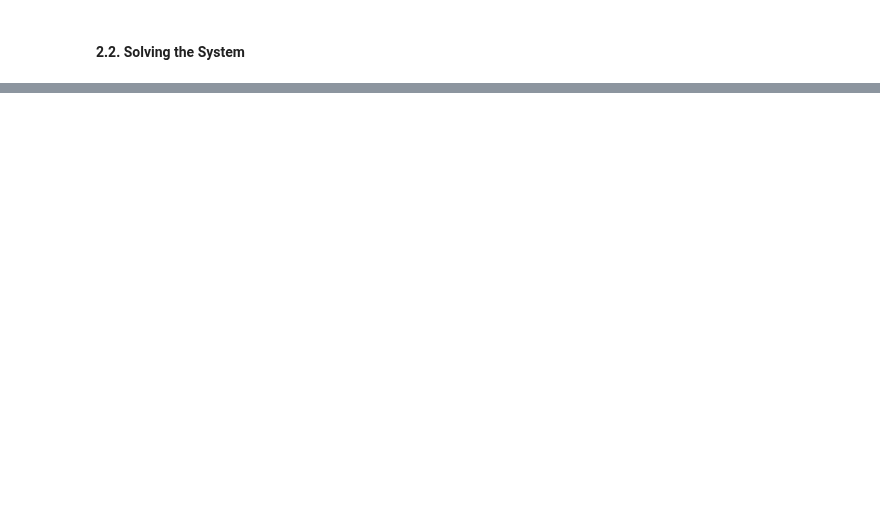
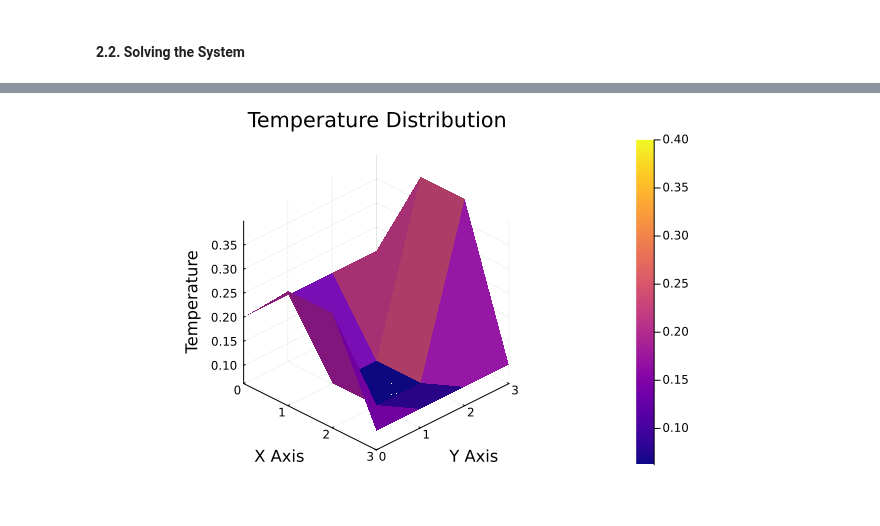
Before and after one commit to AnouchkaDESMETTRE/TU_Delft_Internship, a Jupyter notebook: WorkOnFiniteDifferenceMethod.ipynb, the cells around one changed output, grey strips where cells are left out. Cells and saved outputs as stored; diff of their text form; code cells hidden in the pictures; blank space fills up the shorter version.

```diff
--- a/WorkOnFiniteDifferenceMethod.ipynb
+++ b/WorkOnFiniteDifferenceMethod.ipynb
@@ -152,8 +152,8 @@ A = A_{xx} + A_{yy}
 $$
 # %%
 # Parameters
-Nx = 2
-Ny = 2
+Nx = 3
+Ny = 3
 h = 1.0 / Nx  # Assuming equal spacing for simplicity
 
 # Create a 1D diffusion matrix with Dirichlet boundary conditions
@@ -181,10 +181,12 @@ Ayy = kron(SparseMatrixCSC(I, Nx+1, Nx+1), A_1Dy)
 A = Axx + Ayy
 
 # Display the matrix A
-println("Matrix A_1Dx:")
-display(A_1Dx)
+println("Matrix A_1Dy:")
+display(A_1Dy)
 println("Matrix Axx:")
 display(Axx)
+println("Matrix A:yy")
+display(Ayy)
 println("Matrix A:")
 display(A)
 # %% [output]
@@ -227,0 +287,8 @@ We also set the values at the boundary directly to the specified boundary condit
+# %%
+# Solve the system
+X = A \ S
+
+# Transpose and then reverse the order of the rows to make the last column the first row
+X_2D_rotated = reverse(transpose(X_2D), dims=1)
+println("Adjusted Solution Matrix X_2D where the last column becomes the first row:")
+display(100*X_2D_rotated)
@@ -227,0 +302,24 @@ We also set the values at the boundary directly to the specified boundary condit
+# %%
+gr()  # Choosing the GR backend for 3D plotting
+
+# Assume Nx, Ny, and X_2D are already defined as per the previous discussions
+Nx, Ny = 3, 3  # Re-define if not already in scope
+X_2D = reshape(X, Nx+1, Ny+1)  # Reshape X if not already reshaped
+
+# Generate a grid of x, y coordinates
+x = 0:Nx
+y = 0:Ny
+x_grid, y_grid = meshgrid(x, y)
+
+# Create a 3D surface plot
+p = surface(x_grid, y_grid, X_2D,
+            title = "Temperature Distribution",
+            xlabel = "X Axis",
+            ylabel = "Y Axis",
+            zlabel = "Temperature",
+            color=:plasma,    # Choose a colormap
+            camera=(45, 30))  # Adjust the camera angle for better viewing
+
+display(p)
+# %% [output]
+[figure, added]
```
Also changed, not shown: parts of 6 cells of this notebook.
